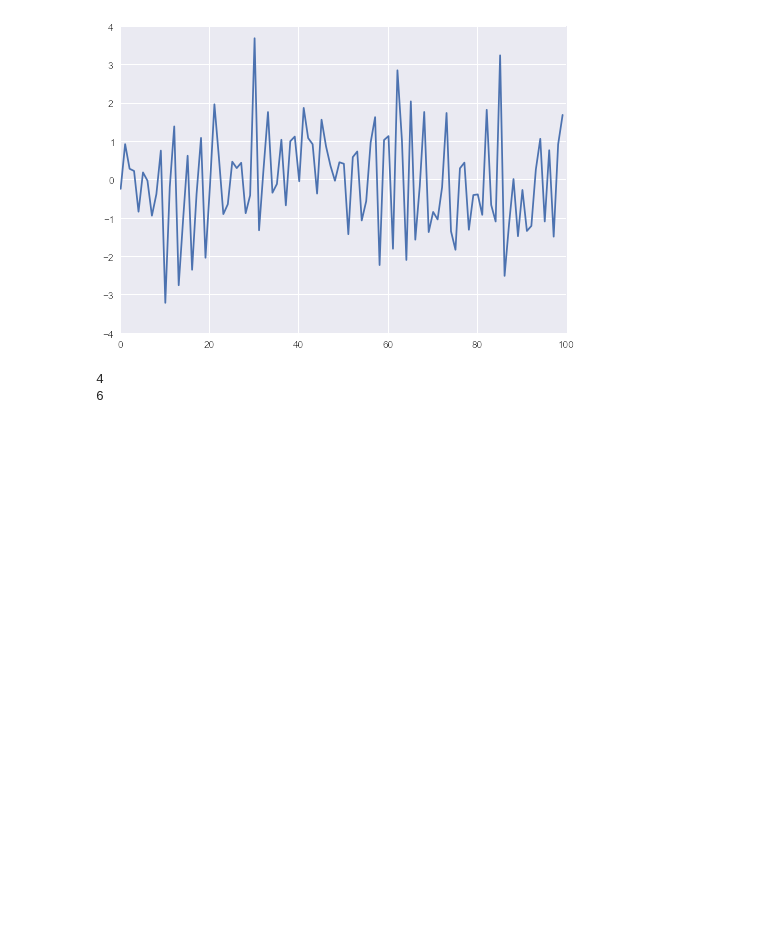
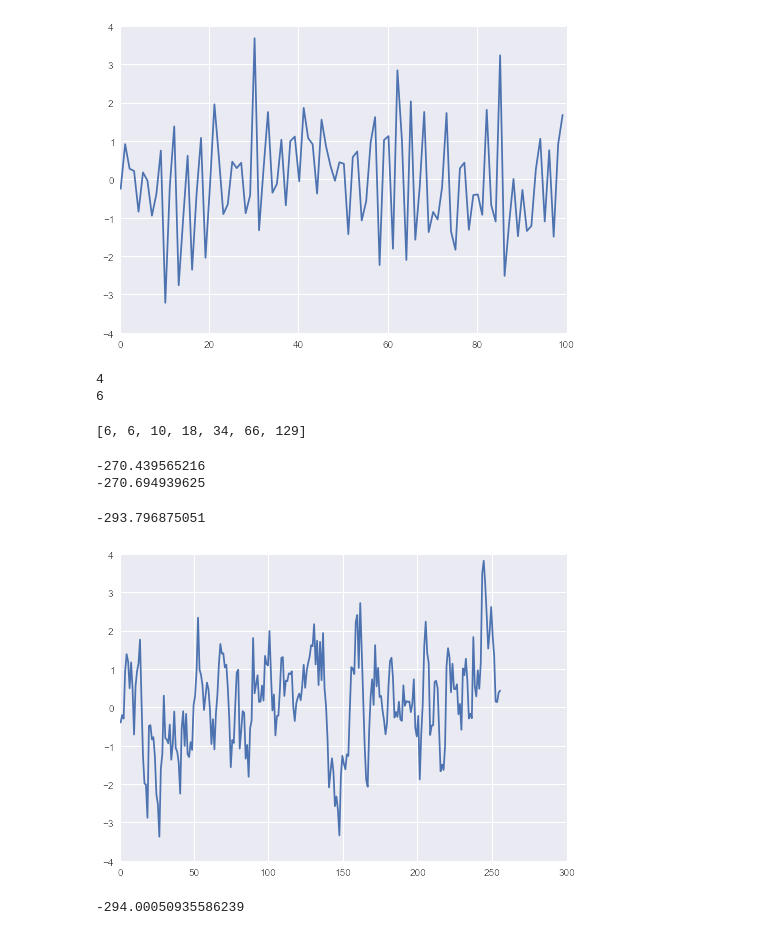
Before and after one commit to davmre/sigvisa, a Jupyter notebook: notebooks/marginalized_wavelet_model_single_exact.ipynb, the cells around one changed output. Saved outputs shown, nothing was run; the diff lists cells and outputs as text; code cells hidden in the pictures; blank space fills up the shorter version.

Commit message:
initial commit: state-space models in python

```diff
--- a/notebooks/marginalized_wavelet_model_single_exact.ipynb
+++ b/notebooks/marginalized_wavelet_model_single_exact.ipynb
@@ -164,0 +175,56 @@ print "hello"
+# %%
+N = 256
+cc = pywt.wavedec(np.zeros(N,), 'db2', 'zpd')
+nb = np.sum([len(l) for l in cc])
+bases = np.empty((nb, N))
+
+k = 0
+for i,l in enumerate(cc):
+    for j in range(len(l)):
+        cc[i][j] = 1.0
+        bases[k+j, :] = pywt.waverec(cc, 'db2', 'zpd')
+        cc[i][j] = 0.0
+    k += len(l)
+
+print [len(l) for l in cc]
+small_bases = bases[:74, :]
+wssm = CompactSupportSSM(small_bases)
+# %% [output]
+[6, 6, 10, 18, 34, 66, 129]
+# %%
+params = np.array([0.6,0.1 ])
+evar = 0.5
+arssm = ARSSM(params, evar)
+
+ar_model = ARModel(params, ErrorModel(0, np.sqrt(evar)))
+
+zz = arssm.prior_sample(N)
+print arssm.run_filter(zz)
+
+arcov = ar_model.cov_matrix(N)
+print scipy.stats.multivariate_normal.logpdf(zz, np.zeros((N,)), arcov)
+# %% [output]
+-270.439565216
+-270.694939625
+# %%
+def onescale(k):
+    return 1
+
+ssm_wave_ar = CombinedSSM([wssm, arssm], [onescale, onescale])
+z = ssm_wave_ar.prior_sample(N)
+plot(z)
+print ssm_wave_ar.run_filter(z)
+# %% [output]
+-293.796875051
+[figure, added]
+# %%
+# wavelet basis
+cov = np.dot(wssm.bases.T, wssm.bases)
+cov += arcov
+mean = np.zeros((N,)) #np.dot(ssm.bases.T, np.ones((ssm.bases.shape[0]),))
+cov += np.eye(cov.shape[0]) * ssm_wave_ar.observation_noise(0)
+
+
+scipy.stats.multivariate_normal.logpdf(z, mean, cov)
+# %% [output]
+-294.00050935586239
```
Also changed, not shown: parts of 4 cells of this notebook, 4 other files.
